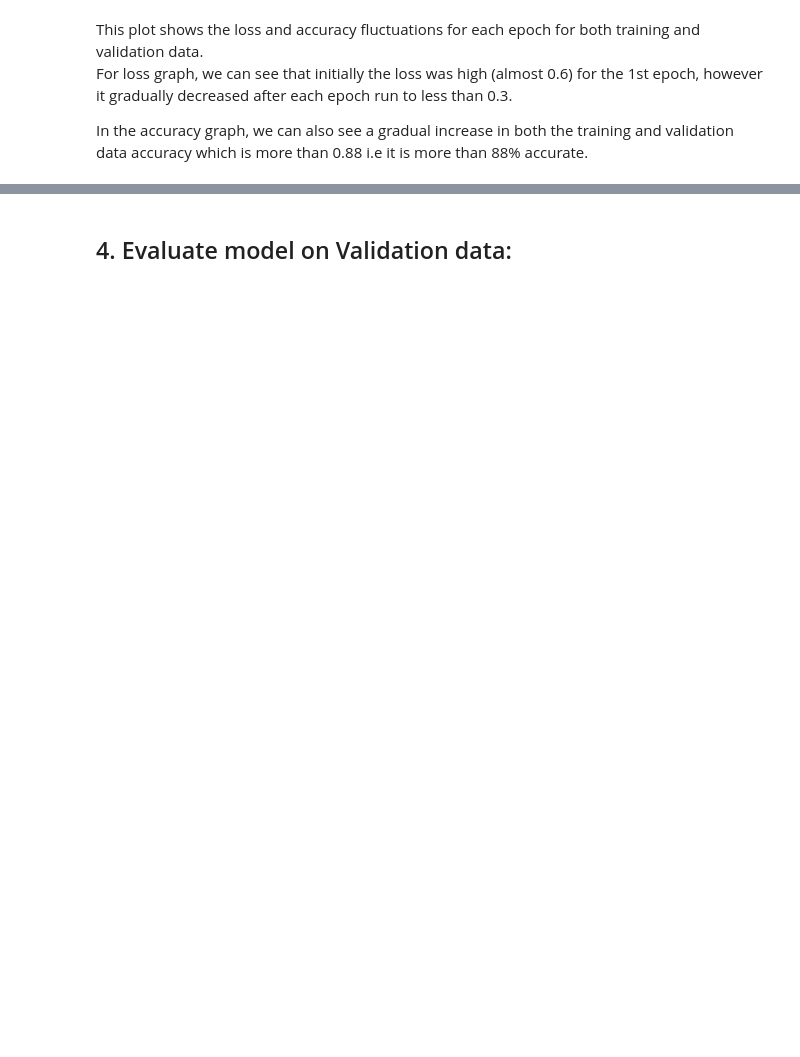
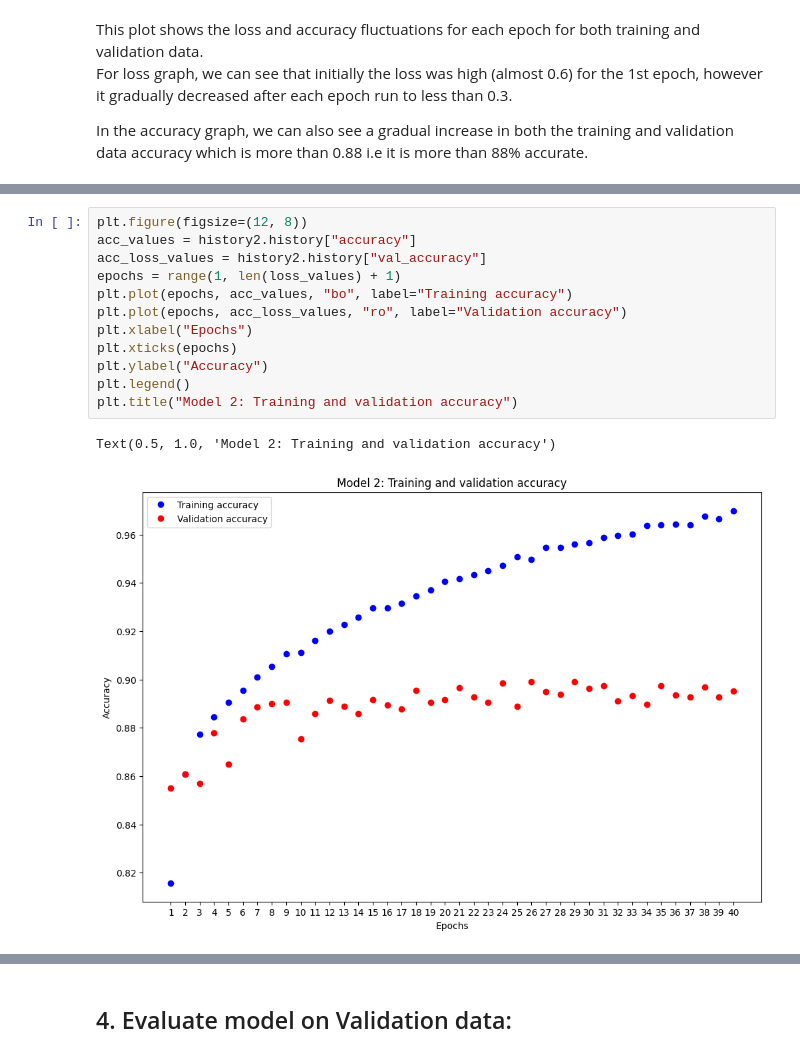
Before and after one commit to HamnaAshraf1/CSCN8010-labs, a Jupyter notebook: lab8_HamnaAshraf.ipynb, the cells around one changed output, grey strips where cells are left out. Cells and saved outputs as stored; diff of their text form; blank space fills up the shorter version.

```diff
--- a/lab8_HamnaAshraf.ipynb
+++ b/lab8_HamnaAshraf.ipynb
@@ -251,0 +403,15 @@ In the accuracy graph, we can also see a gradual increase in both the training a
+# %%
+plt.figure(figsize=(12, 8))
+acc_values = history2.history["accuracy"]
+acc_loss_values = history2.history["val_accuracy"]
+epochs = range(1, len(loss_values) + 1)
+plt.plot(epochs, acc_values, "bo", label="Training accuracy")
+plt.plot(epochs, acc_loss_values, "ro", label="Validation accuracy")
+plt.xlabel("Epochs")
+plt.xticks(epochs)
+plt.ylabel("Accuracy")
+plt.legend()
+plt.title("Model 2: Training and validation accuracy")
+# %% [output]
+Text(0.5, 1.0, 'Model 2: Training and validation accuracy')
+[figure, added]
```
Also changed, not shown: parts of 74 cells of this notebook, 1 other file.
